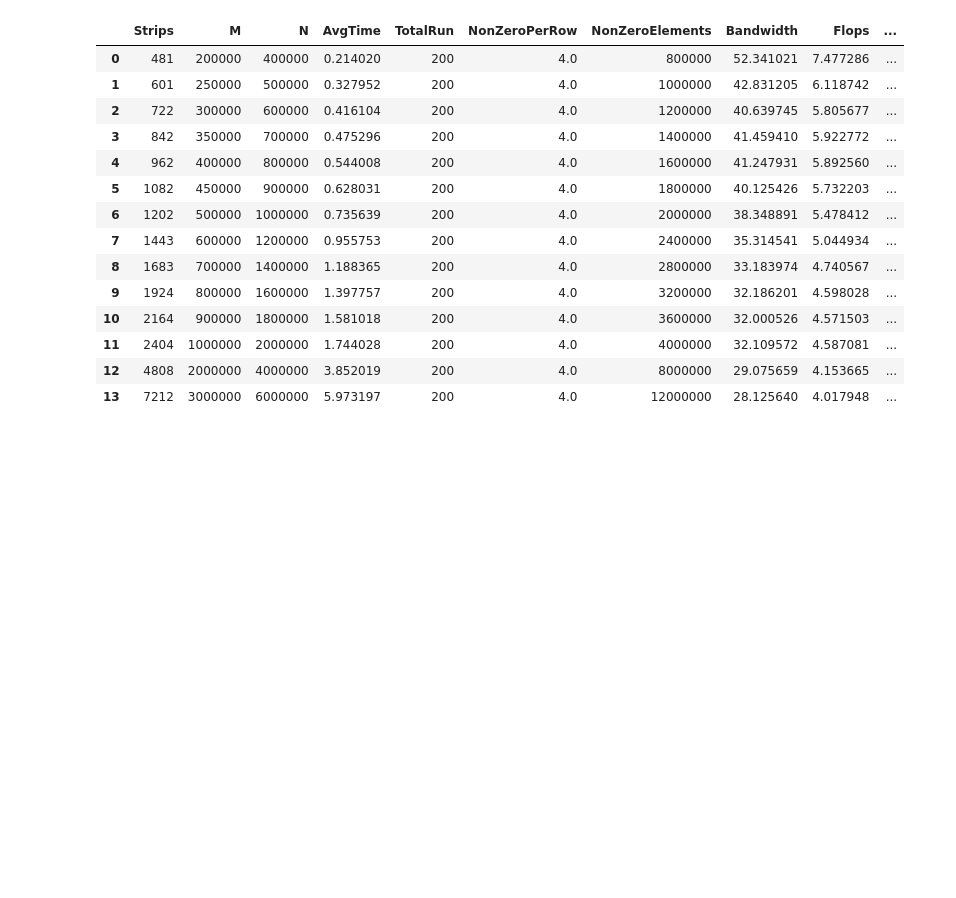
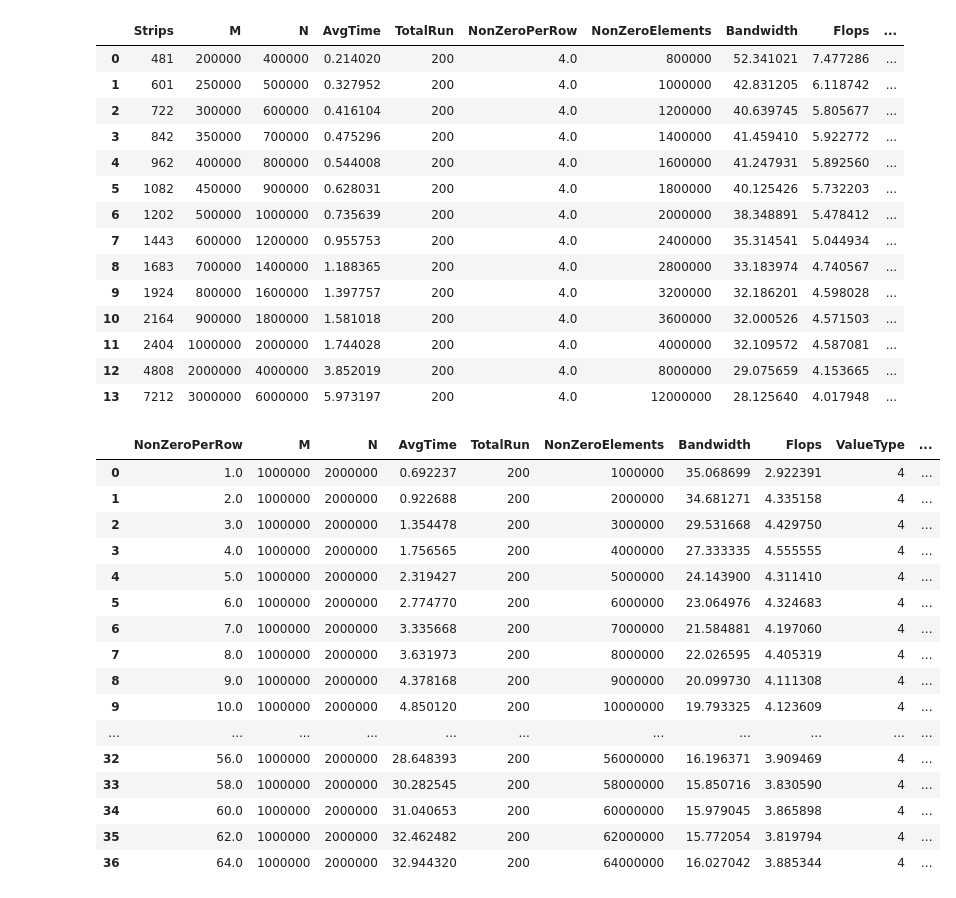
Before and after one commit to marufdsi/Benchmark_SpMV_using_CSR5, a Jupyter notebook: CSR5_SpMV_GPU_Plots.ipynb, the cells around one changed output. Cells and saved outputs as stored; diff of their text form; code cells hidden in the pictures; blank space fills up the shorter version.

```diff
--- a/CSR5_SpMV_GPU_Plots.ipynb
+++ b/CSR5_SpMV_GPU_Plots.ipynb
@@ -721,3 +719,23 @@ stData
 nzData.to_csv("CSR_CUDA_NNZ_PER_ROW.csv")
 # %%
 stData.to_csv("CSR_CUDA_STRIPS.csv")
+# %%
+nzData
+# %% [output]
+|  | NonZeroPerRow | M | N | AvgTime | TotalRun | NonZeroElements | Bandwidth | Flops | ValueType | ... |
+| 0 | 1.0 | 1000000 | 2000000 | 0.692237 | 200 | 1000000 | 35.068699 | 2.922391 | 4 | ... |
+| 1 | 2.0 | 1000000 | 2000000 | 0.922688 | 200 | 2000000 | 34.681271 | 4.335158 | 4 | ... |
+| 2 | 3.0 | 1000000 | 2000000 | 1.354478 | 200 | 3000000 | 29.531668 | 4.429750 | 4 | ... |
+| 3 | 4.0 | 1000000 | 2000000 | 1.756565 | 200 | 4000000 | 27.333335 | 4.555555 | 4 | ... |
+| 4 | 5.0 | 1000000 | 2000000 | 2.319427 | 200 | 5000000 | 24.143900 | 4.311410 | 4 | ... |
+| 5 | 6.0 | 1000000 | 2000000 | 2.774770 | 200 | 6000000 | 23.064976 | 4.324683 | 4 | ... |
+| 6 | 7.0 | 1000000 | 2000000 | 3.335668 | 200 | 7000000 | 21.584881 | 4.197060 | 4 | ... |
+| 7 | 8.0 | 1000000 | 2000000 | 3.631973 | 200 | 8000000 | 22.026595 | 4.405319 | 4 | ... |
+| 8 | 9.0 | 1000000 | 2000000 | 4.378168 | 200 | 9000000 | 20.099730 | 4.111308 | 4 | ... |
+| 9 | 10.0 | 1000000 | 2000000 | 4.850120 | 200 | 10000000 | 19.793325 | 4.123609 | 4 | ... |
+| ... | ... | ... | ... | ... | ... | ... | ... | ... | ... | ... |
+| 32 | 56.0 | 1000000 | 2000000 | 28.648393 | 200 | 56000000 | 16.196371 | 3.909469 | 4 | ... |
+| 33 | 58.0 | 1000000 | 2000000 | 30.282545 | 200 | 58000000 | 15.850716 | 3.830590 | 4 | ... |
+| 34 | 60.0 | 1000000 | 2000000 | 31.040653 | 200 | 60000000 | 15.979045 | 3.865898 | 4 | ... |
+| 35 | 62.0 | 1000000 | 2000000 | 32.462482 | 200 | 62000000 | 15.772054 | 3.819794 | 4 | ... |
+| 36 | 64.0 | 1000000 | 2000000 | 32.944320 | 200 | 64000000 | 16.027042 | 3.885344 | 4 | ... |
```
Also changed, not shown: parts of 7 cells of this notebook.
